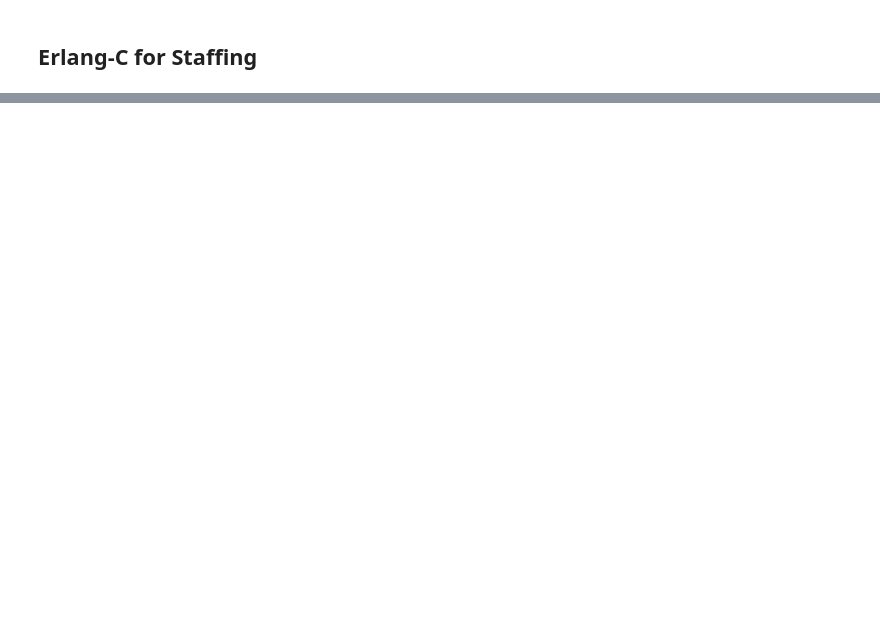
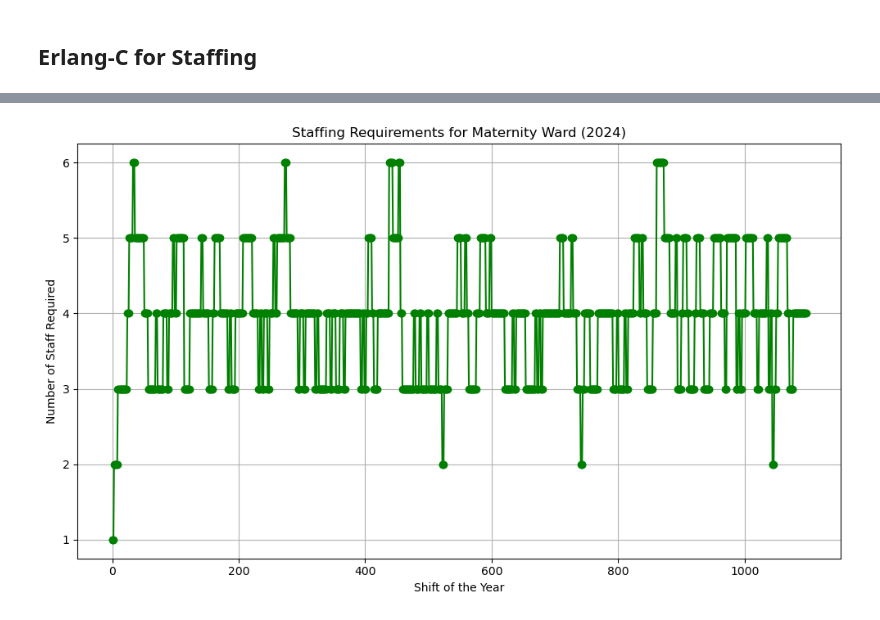
Before and after one commit to JoachimSvensson/HealthSector, a Jupyter notebook: NHS.ipynb, the cells around one changed output, grey strips where cells are left out. Cells and saved outputs as stored; diff of their text form; code cells hidden in the pictures; blank space fills up the shorter version.

```diff
--- a/NHS.ipynb
+++ b/NHS.ipynb
@@ -261,0 +261,23 @@ plt.show()
+# %%
+shift_index = []
+
+for nurse in range(1,(len(list(staffing_level_nurses.index.values))*3)+1):
+    shift_index.append(nurse)
+
+shift_demand = []
+
+for patient in daily_hotel_ward:
+    shift_demand.append(patient)
+    shift_demand.append(patient)
+    shift_demand.append(patient)
+# %%
+df_index = shift_index
+demand = shift_demand
+MaxStaff = 40
+PPS = 4
+availability = 40
+ServiceLevel = 0.7
+# %%
+model = opt.labor_scheduling(df_index, demand, MaxStaff, PPS, availability, ServiceLevel)
+# %%
+result, status, obj, staff_allocated = opt.optimize_staffing(model)
@@ -261,0 +305,12 @@ plt.show()
+# %%
+# Plot staffing requirements
+plt.figure(figsize=(10, 6))
+plt.plot(staff_allocated, marker='o', color='g', linestyle='-')
+plt.title('Staffing Requirements for Maternity Ward (2024)')
+plt.xlabel('Shift of the Year')
+plt.ylabel('Number of Staff Required')
+plt.grid(True)
+plt.tight_layout()
+plt.show()
+# %% [output]
+[figure, added]
```
Also changed, not shown: parts of 7 cells of this notebook, 1 other file.
